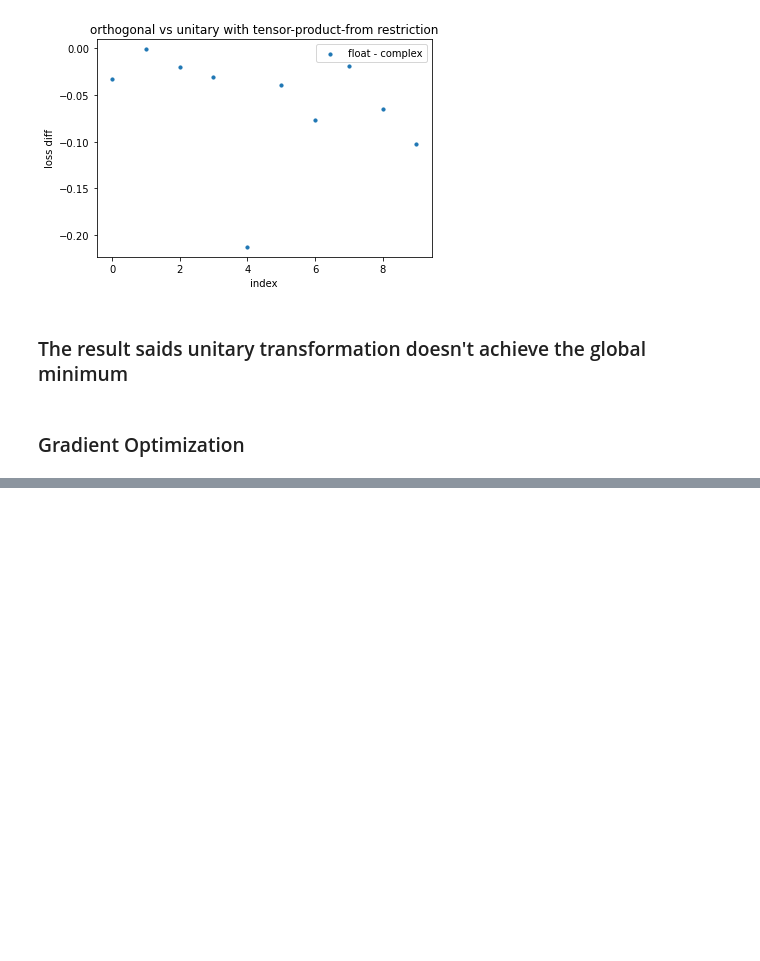
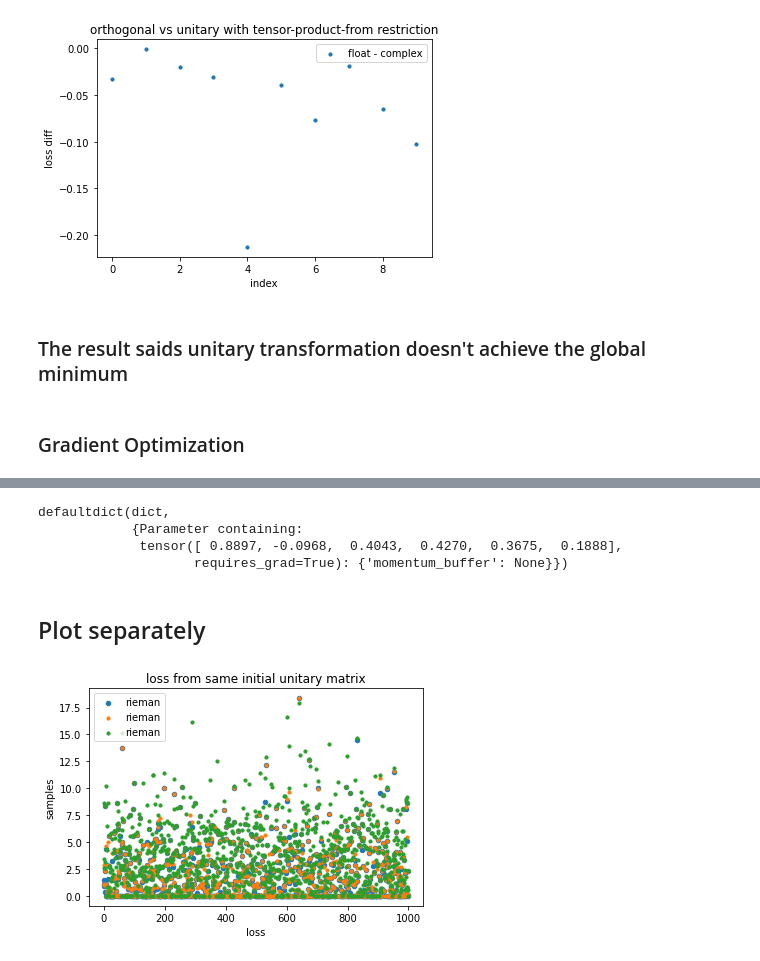
Before and after one commit to MKrbm/worms, a Jupyter notebook: python/nsp/unitary_vs_orthogonal.ipynb, the cells around one changed output, grey strips where cells are left out. Drawn from its saved outputs; the diff is of its cells as text; code cells hidden in the pictures; blank space fills up the shorter version.

```diff
--- a/python/nsp/unitary_vs_orthogonal.ipynb
+++ b/python/nsp/unitary_vs_orthogonal.ipynb
@@ -385,0 +533,30 @@ fig.show()
+# %%
+solver_lie_sgd.optim.__getstate__()["state"]
+# %% [output]
+defaultdict(dict,
+            {Parameter containing:
+             tensor([ 0.8897, -0.0968,  0.4043,  0.4270,  0.3675,  0.1888],
+                    requires_grad=True): {'momentum_buffer': None}})
+# %% [markdown]
+## Plot separately
+# %%
+from matplotlib import pyplot as plt
+fig, ax = plt.subplots()
+res_rie = np.array(res)[:,2]
+res_sgd = np.array(res)[:,0]
+res_adam = np.array(res)[:,1]
+x = np.arange(res_rie.shape[0])
+# ax.hist(res, bins = 100, label = "delta")
+ax.scatter(x, res_rie, s=20, label="rieman")
+ax.scatter(x, res_sgd, s=10, label="rieman")
+ax.scatter(x, res_adam, s=10, label="rieman")
+ax.legend()
+
+
+ax.set_title('loss from same initial unitary matrix')
+ax.set_xlabel('loss')
+ax.set_ylabel('samples')
+fig.show()
+# plt.savefig('at_rieman_local_minimum.jpg', dpi=400, bbox_inches="tight")
+# %% [output]
+[figure, added]
```
Also changed, not shown: parts of 17 cells of this notebook, 13 other files.
